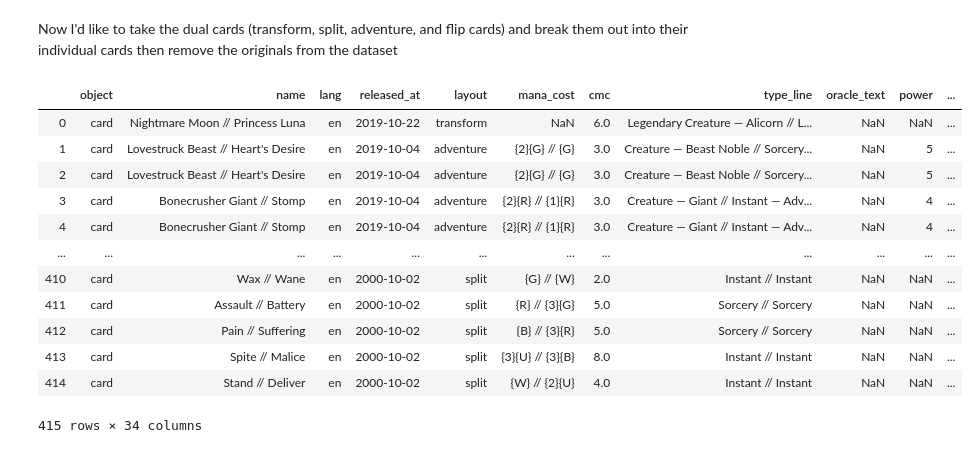
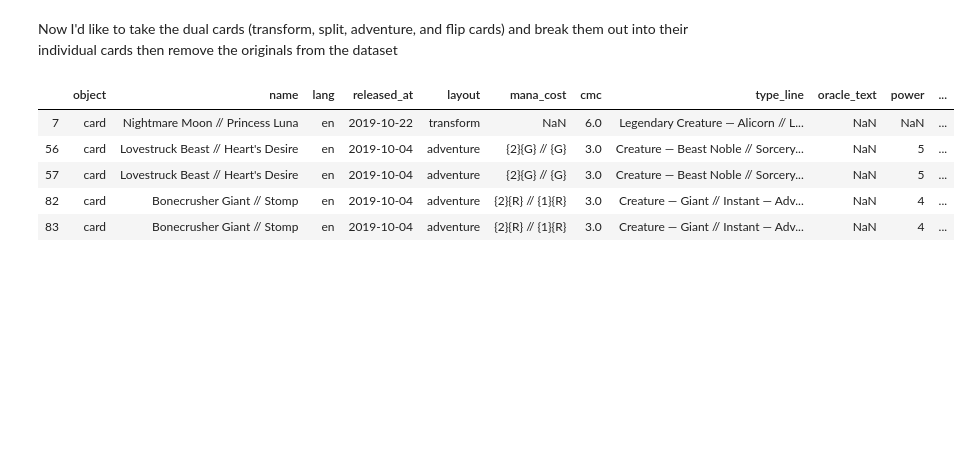
Before and after one commit to CreightonAshton/MTG_Recommender, a Jupyter notebook: Code/01 - Cleaning.ipynb, the cells around one changed output. Cells and saved outputs as stored; diff of their text form; code cells hidden in the pictures; blank space fills up the shorter version.

```diff
--- a/Code/01 - Cleaning.ipynb
+++ b/Code/01 - Cleaning.ipynb
@@ -109,6 +106,6 @@ df = df.drop(df[df['digital'] == True].index).reset_index(drop=True)
 # %% [markdown]
 Also drop oversized cards
 # %%
-df = df.drop(df[df['oversized'] == True].index).reset_index(drop=True)
+df = df.drop(df[df['oversized'] == True].index)
 # %%
 df = df.drop(columns=['oversized', 'digital'])
@@ -115,3 +130,5 @@ df = df.drop(columns=['oversized', 'digital'])
+# %%
+df = df.drop(df.loc[df['lang'] != 'en'].index)
 # %% [markdown]
 ___
 ### check for nulls
@@ -142,7 +159,7 @@ df.shape
 # %% [markdown]
 Art Series cards only existed in the modern horrizon set and are not actual cards, so we should drop them from our data set
 # %%
-df = df.drop(df[df['layout'] == 'art_series'].index).reset_index(drop=True)
+df = df.drop(df[df['layout'] == 'art_series'].index)
 # %%
 # edhrec_rank nulls should be 0. meaning no decks on edhrec play the card
 df['edhrec_rank'] = df['edhrec_rank'].fillna(0)
@@ -170,7 +187,7 @@ non_cards_index = df[(df['layout'] == 'double_faced_token') | (df['layout'] == '
                              (df['layout'] == 'scheme') | (df['layout'] == 'planar') |
                              (df['layout'] == 'vanguard') | (df['layout'] == 'emblem')].index
 # %%
-df = df.drop(non_cards_index).reset_index(drop=True)
-df = df.drop(df[df['set_type'] == 'token'].index).reset_index(drop=True)
+df = df.drop(non_cards_index)
+df = df.drop(df[df['set_type'] == 'token'].index)
 df.shape
 # %% [output]
@@ -242,19 +233,12 @@ df['card_faces'].values.tolist()
 # %% [markdown]
 Now I'd like to take the dual cards (transform, split, adventure, and flip cards) and break them out into their individual cards then remove the originals from the dataset
 # %%
-dual_cards = df[df['card_faces'].notnull()].reset_index(drop=True).copy()
-dual_cards
+dual_cards = df[df['card_faces'].notnull()].copy()
+dual_cards.head()
 # %% [output]
 |  | object | name | lang | released_at | layout | mana_cost | cmc | type_line | oracle_text | power | ... |
-| 0 | card | Nightmare Moon // Princess Luna | en | 2019-10-22 | transform | NaN | 6.0 | Legendary Creature — Alicorn // L... | NaN | NaN | ... |
-| 1 | card | Lovestruck Beast // Heart's Desire | en | 2019-10-04 | adventure | {2}{G} // {G} | 3.0 | Creature — Beast Noble // Sorcery... | NaN | 5 | ... |
-| 2 | card | Lovestruck Beast // Heart's Desire | en | 2019-10-04 | adventure | {2}{G} // {G} | 3.0 | Creature — Beast Noble // Sorcery... | NaN | 5 | ... |
-| 3 | card | Bonecrusher Giant // Stomp | en | 2019-10-04 | adventure | {2}{R} // {1}{R} | 3.0 | Creature — Giant // Instant — Adv... | NaN | 4 | ... |
-| 4 | card | Bonecrusher Giant // Stomp | en | 2019-10-04 | adventure | {2}{R} // {1}{R} | 3.0 | Creature — Giant // Instant — Adv... | NaN | 4 | ... |
-| ... | ... | ... | ... | ... | ... | ... | ... | ... | ... | ... | ... |
-| 410 | card | Wax // Wane | en | 2000-10-02 | split | {G} // {W} | 2.0 | Instant // Instant | NaN | NaN | ... |
-| 411 | card | Assault // Battery | en | 2000-10-02 | split | {R} // {3}{G} | 5.0 | Sorcery // Sorcery | NaN | NaN | ... |
-| 412 | card | Pain // Suffering | en | 2000-10-02 | split | {B} // {3}{R} | 5.0 | Sorcery // Sorcery | NaN | NaN | ... |
-| 413 | card | Spite // Malice | en | 2000-10-02 | split | {3}{U} // {3}{B} | 8.0 | Instant // Instant | NaN | NaN | ... |
-| 414 | card | Stand // Deliver | en | 2000-10-02 | split | {W} // {2}{U} | 4.0 | Instant // Instant | NaN | NaN | ... |
+| 7 | card | Nightmare Moon // Princess Luna | en | 2019-10-22 | transform | NaN | 6.0 | Legendary Creature — Alicorn // L... | NaN | NaN | ... |
+| 56 | card | Lovestruck Beast // Heart's Desire | en | 2019-10-04 | adventure | {2}{G} // {G} | 3.0 | Creature — Beast Noble // Sorcery... | NaN | 5 | ... |
+| 57 | card | Lovestruck Beast // Heart's Desire | en | 2019-10-04 | adventure | {2}{G} // {G} | 3.0 | Creature — Beast Noble // Sorcery... | NaN | 5 | ... |
+| 82 | card | Bonecrusher Giant // Stomp | en | 2019-10-04 | adventure | {2}{R} // {1}{R} | 3.0 | Creature — Giant // Instant — Adv... | NaN | 4 | ... |
+| 83 | card | Bonecrusher Giant // Stomp | en | 2019-10-04 | adventure | {2}{R} // {1}{R} | 3.0 | Creature — Giant // Instant — Adv... | NaN | 4 | ... |
-415 rows × 34 columns
```
Also changed, not shown: parts of 28 cells of this notebook.
